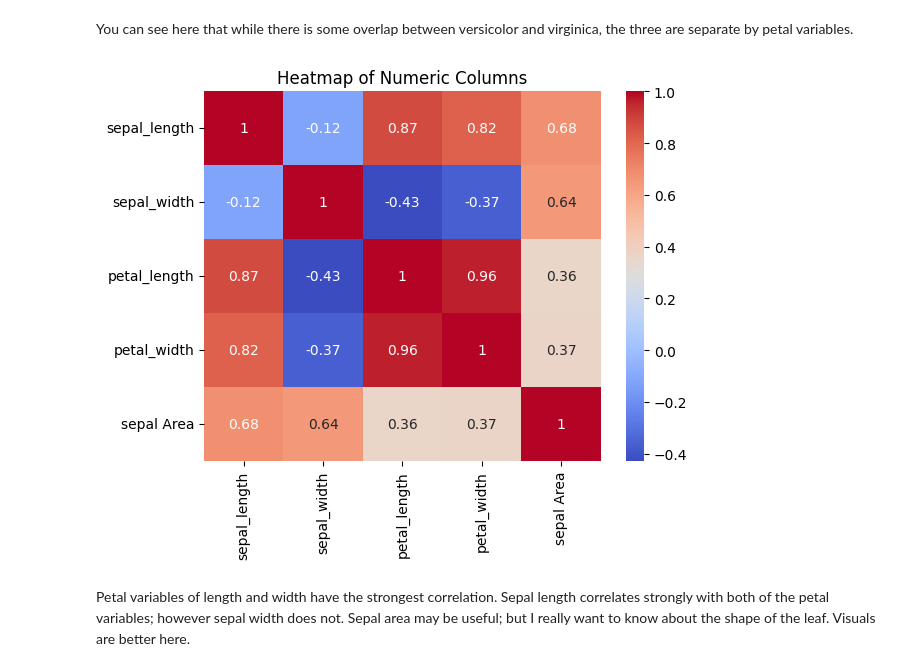
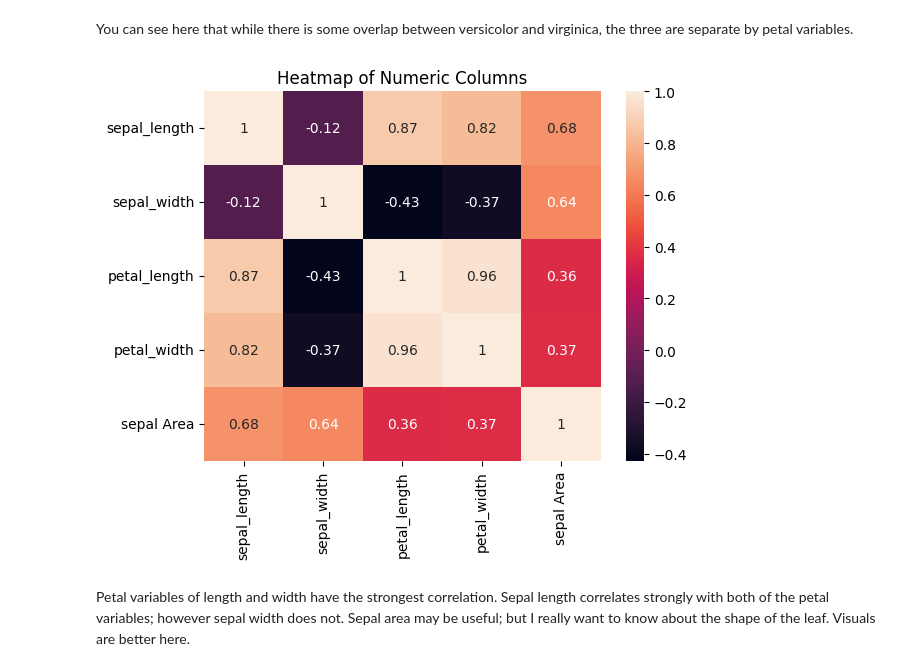
Before and after one commit to drpafowler/datafun-04-jupyter, a Jupyter notebook: philip_eda.ipynb, the cells around one changed output. Saved outputs shown, nothing was run; the diff lists cells and outputs as text; code cells hidden in the pictures.

```diff
--- a/philip_eda.ipynb
+++ b/philip_eda.ipynb
@@ -193,12 +203,12 @@ You can see here that while there is some overlap between versicolor and virgini
 # %%
 # Let's create a heatmap of the correlation matrix
 numeric_df = df.select_dtypes(include='number')
 corr_matrix = numeric_df.corr()
-sns.heatmap(corr_matrix, annot=True, cmap='coolwarm')
+sns.heatmap(corr_matrix, annot=True)
 plt.title('Heatmap of Numeric Columns')
 plt.show()
 # %% [output]
-[figure, old version]
+[figure, new version]
 # %% [markdown]
 Petal variables of length and width have the strongest correlation.  Sepal length correlates strongly with both of the petal variables; however sepal width does not.  Sepal area may be useful; but I really want to know about the shape of the leaf.  Visuals are better here.
 # %%
```
Also changed, not shown: parts of 4 cells of this notebook.
